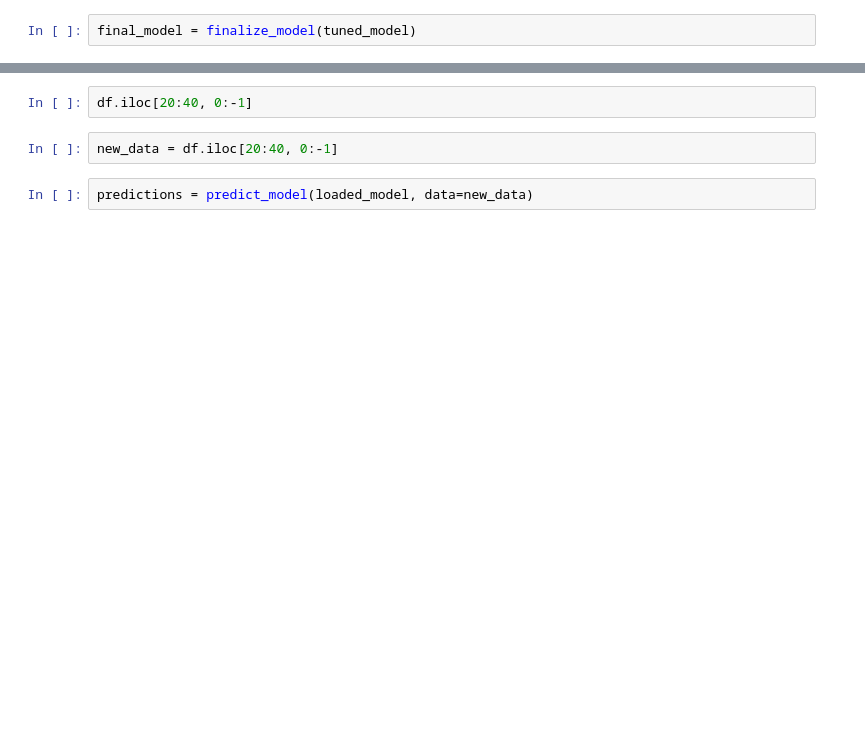
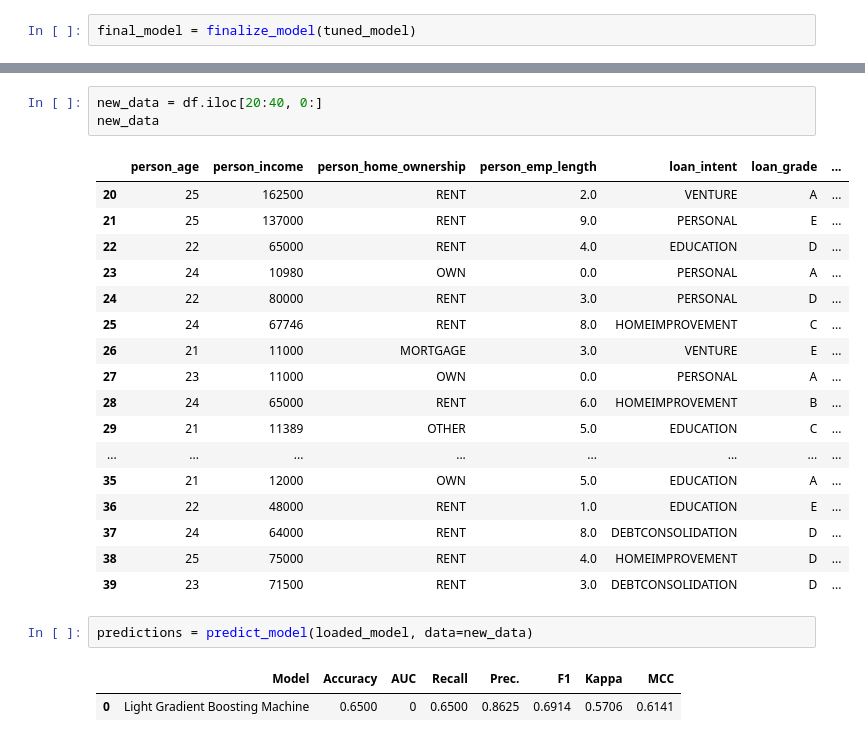
Before and after one commit to hellopythonworldd/intensive2504, a Jupyter notebook: 프로젝트_신용등급분류/파이캐럿_분류_251031.ipynb, the cells around one changed output, grey strips where cells are left out. Saved outputs shown, nothing was run; the diff lists cells and outputs as text; blank space fills up the shorter version.

```diff
--- a/프로젝트_신용등급분류/파이캐럿_분류_251031.ipynb
+++ b/프로젝트_신용등급분류/파이캐럿_분류_251031.ipynb
@@ -26,8 +109,28 @@ loaded_model = load_model('credit_risk_model')
-# %%
-df.iloc[20:40, 0:-1]
 # %%
-new_data = df.iloc[20:40, 0:-1]
+new_data = df.iloc[20:40, 0:]
+new_data
+# %% [output]
+|  | person_age | person_income | person_home_ownership | person_emp_length | loan_intent | loan_grade | ... |
+| 20 | 25 | 162500 | RENT | 2.0 | VENTURE | A | ... |
+| 21 | 25 | 137000 | RENT | 9.0 | PERSONAL | E | ... |
+| 22 | 22 | 65000 | RENT | 4.0 | EDUCATION | D | ... |
+| 23 | 24 | 10980 | OWN | 0.0 | PERSONAL | A | ... |
+| 24 | 22 | 80000 | RENT | 3.0 | PERSONAL | D | ... |
+| 25 | 24 | 67746 | RENT | 8.0 | HOMEIMPROVEMENT | C | ... |
+| 26 | 21 | 11000 | MORTGAGE | 3.0 | VENTURE | E | ... |
+| 27 | 23 | 11000 | OWN | 0.0 | PERSONAL | A | ... |
+| 28 | 24 | 65000 | RENT | 6.0 | HOMEIMPROVEMENT | B | ... |
+| 29 | 21 | 11389 | OTHER | 5.0 | EDUCATION | C | ... |
+| ... | ... | ... | ... | ... | ... | ... | ... |
+| 35 | 21 | 12000 | OWN | 5.0 | EDUCATION | A | ... |
+| 36 | 22 | 48000 | RENT | 1.0 | EDUCATION | E | ... |
+| 37 | 24 | 64000 | RENT | 8.0 | DEBTCONSOLIDATION | D | ... |
+| 38 | 25 | 75000 | RENT | 4.0 | HOMEIMPROVEMENT | D | ... |
+| 39 | 23 | 71500 | RENT | 3.0 | DEBTCONSOLIDATION | D | ... |
 # %%
 predictions = predict_model(loaded_model, data=new_data)
+# %% [output]
+|  | Model | Accuracy | AUC | Recall | Prec. | F1 | Kappa | MCC |
+| 0 | Light Gradient Boosting Machine | 0.6500 | 0 | 0.6500 | 0.8625 | 0.6914 | 0.5706 | 0.6141 |
 # %%
 predictions
```
Also changed, not shown: parts of 9 cells of this notebook, 11 other files.
